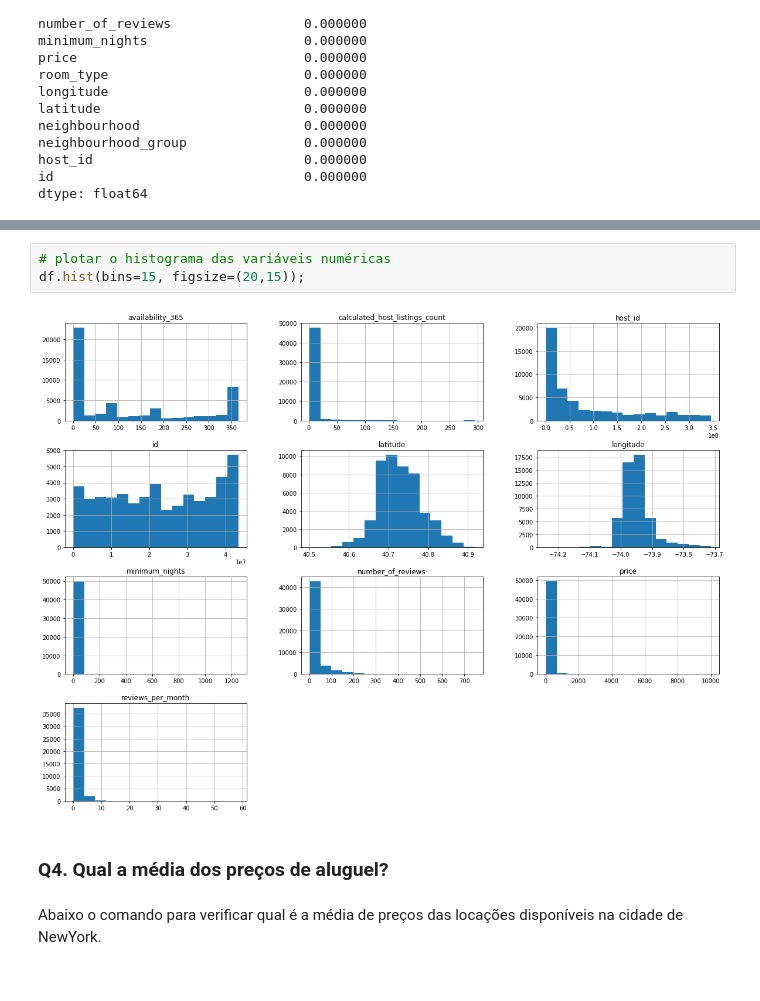
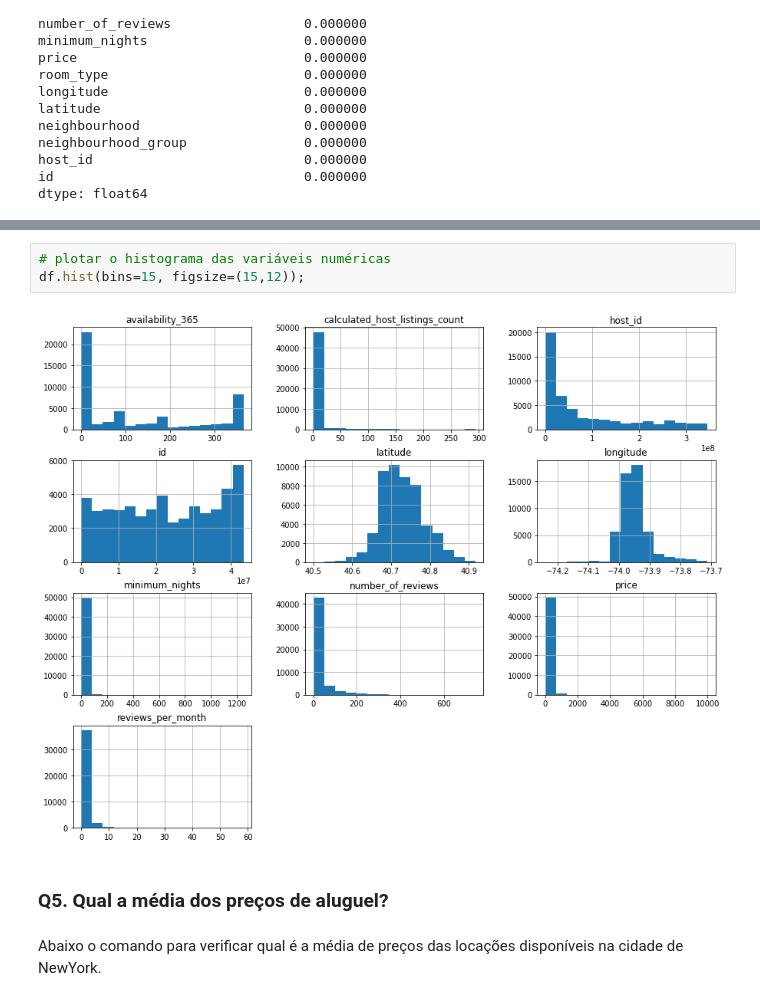
Before and after one commit to MarceloCaram/DataSciencePython, a Jupyter notebook: Analisando_os_Dados_do_Airbnb_New_York.ipynb, the cells around one changed output, grey strips where cells are left out. Saved outputs shown, nothing was run; the diff lists cells and outputs as text.

```diff
--- a/Analisando_os_Dados_do_Airbnb_New_York.ipynb
+++ b/Analisando_os_Dados_do_Airbnb_New_York.ipynb
@@ -140,10 +180,10 @@ Para identificar a distribuição das variáveis, irei plotar o gráfico do tipo
 # %%
 # plotar o histograma das variáveis numéricas
-df.hist(bins=15, figsize=(20,15));
+df.hist(bins=15, figsize=(15,12));
 # %% [output]
-[figure, old version]
+[figure, new version]
 # %% [markdown]
-### **Q4. Qual a média dos preços de aluguel?**
+### **Q5. Qual a média dos preços de aluguel?**
 # %% [markdown]
 Abaixo o comando para verificar qual é a média de preços das locações disponíveis na cidade de NewYork.
 # %%
```
Also changed, not shown: parts of 15 cells of this notebook.
